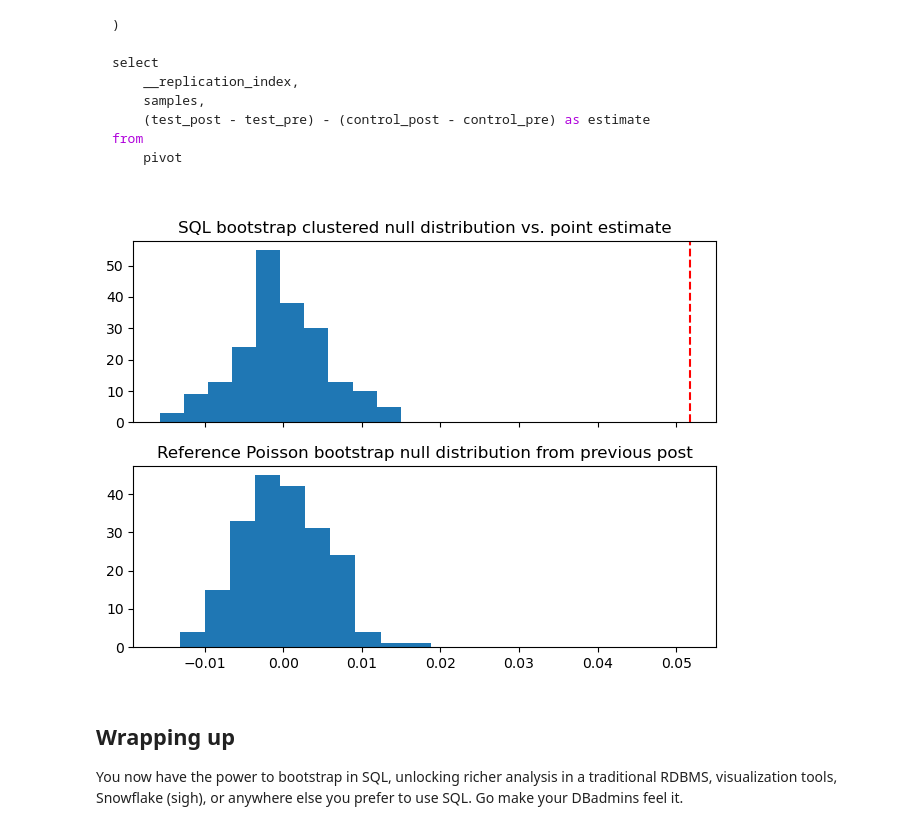
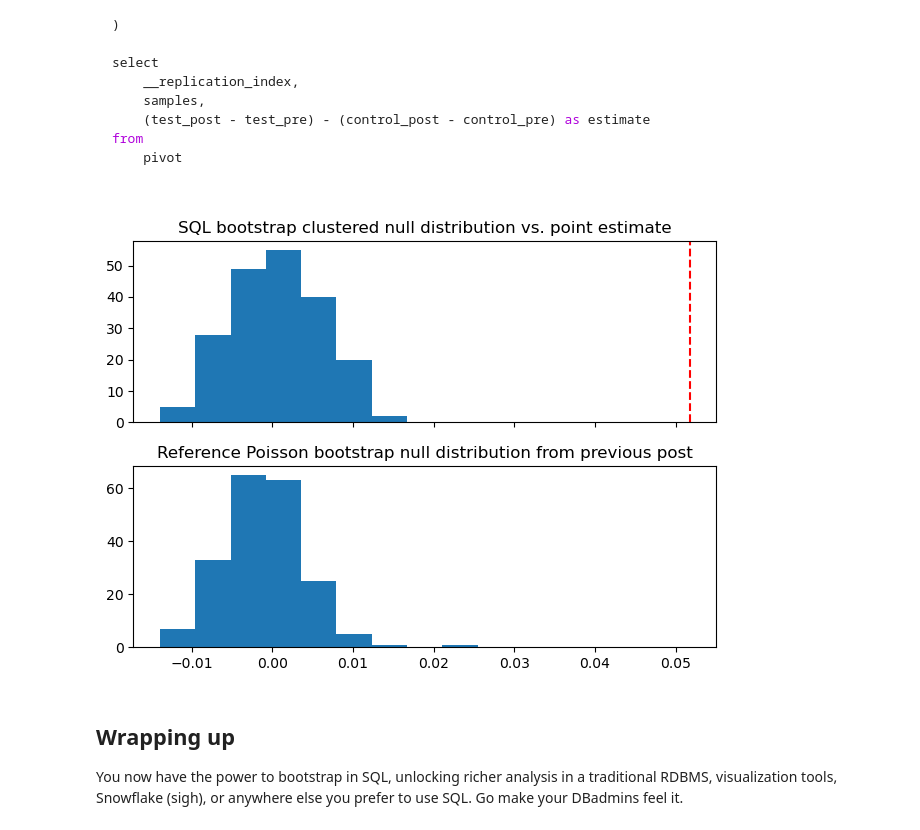
Before and after one commit to patrick-nicholson/patrick-nicholson.github.io, a Jupyter notebook: notebooks/bootstrapping-in-sql.ipynb, the cells around one changed output. Cells and saved outputs as stored; diff of their text form; code cells hidden in the pictures.

```diff
--- a/notebooks/bootstrapping-in-sql.ipynb
+++ b/notebooks/bootstrapping-in-sql.ipynb
@@ -880,22 +881,24 @@ from
 # %%
 fig, ax = plt.subplots(nrows=2, sharex=True)
 
-ax[0].hist(edu["estimate"])
+bins = np.histogram_bin_edges(np.r_[edu_point_est, edu_null], 15)
+
+ax[0].hist(edu["estimate"], bins=bins)
 ax[0].axvline(edu_point_est, color="red", ls="--")
 ax[0].set_title(
     "SQL bootstrap clustered null distribution vs. point"
     " estimate"
 )
 
-ax[1].hist(edu_null)
+ax[1].hist(edu_null, bins=bins)
 ax[1].set_title(
     "Reference Poisson bootstrap null distribution from previous"
     " post"
 )
 
 fig.tight_layout();
 # %% [output]
-[figure, old version]
+[figure, new version]
 # %% [markdown]
 ## Wrapping up
 
```
Also changed, not shown: parts of 4 cells of this notebook, 42 other files.
